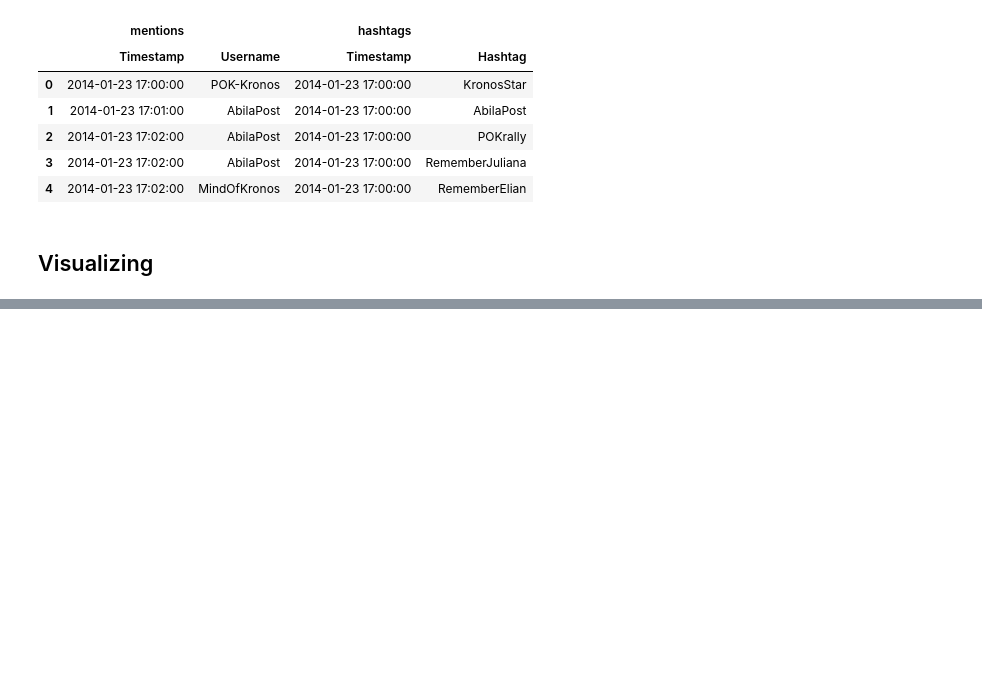
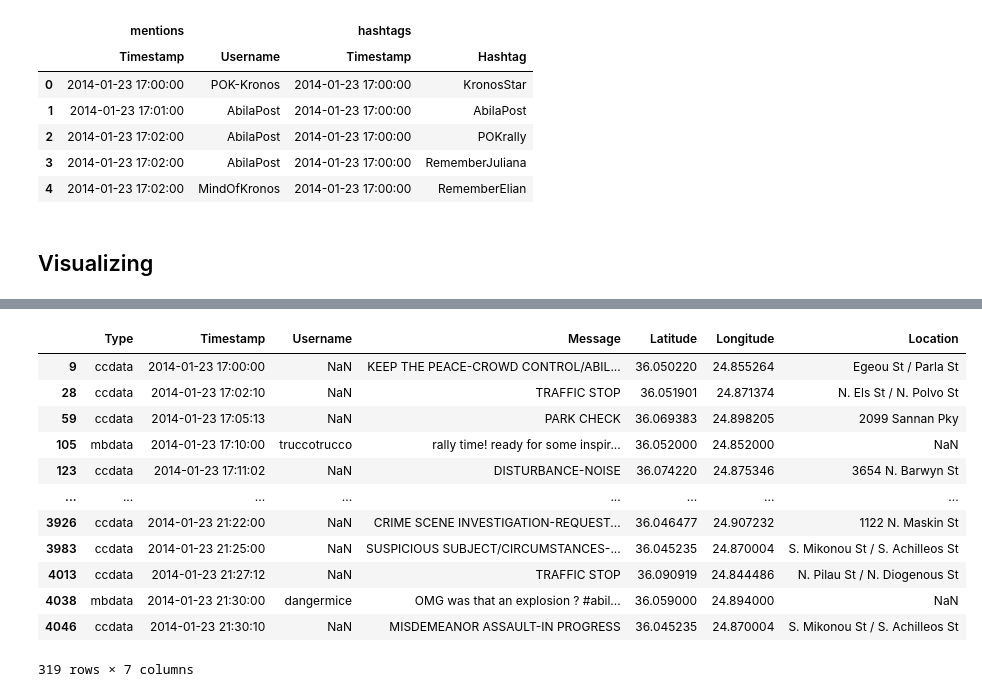
Before and after one commit to imatheussm/vast-2021-tweets, a Jupyter notebook: Vast Mini Challenge 03.ipynb, the cells around one changed output, grey strips where cells are left out. Drawn from its saved outputs; the diff is of its cells as text; code cells hidden in the pictures; blank space fills up the shorter version.

```diff
--- a/Vast Mini Challenge 03.ipynb
+++ b/Vast Mini Challenge 03.ipynb
@@ -209,3 +225,19 @@ points = alt.Chart(entries_with_coordinates).mark_circle(size=100).encode(
 timeline & (background + points)
 # %% [output]
 [interactive output not drawn]
+# %%
+entries_with_coordinates
+# %% [output]
+|  | Type | Timestamp | Username | Message | Latitude | Longitude | Location |
+| 9 | ccdata | 2014-01-23 17:00:00 | NaN | KEEP THE PEACE-CROWD CONTROL/ABIL... | 36.050220 | 24.855264 | Egeou St / Parla St |
+| 28 | ccdata | 2014-01-23 17:02:10 | NaN | TRAFFIC STOP | 36.051901 | 24.871374 | N. Els St / N. Polvo St |
+| 59 | ccdata | 2014-01-23 17:05:13 | NaN | PARK CHECK | 36.069383 | 24.898205 | 2099 Sannan Pky |
+| 105 | mbdata | 2014-01-23 17:10:00 | truccotrucco | rally time! ready for some inspir... | 36.052000 | 24.852000 | NaN |
+| 123 | ccdata | 2014-01-23 17:11:02 | NaN | DISTURBANCE-NOISE | 36.074220 | 24.875346 | 3654 N. Barwyn St |
+| ... | ... | ... | ... | ... | ... | ... | ... |
+| 3926 | ccdata | 2014-01-23 21:22:00 | NaN | CRIME SCENE INVESTIGATION-REQUEST... | 36.046477 | 24.907232 | 1122 N. Maskin St |
+| 3983 | ccdata | 2014-01-23 21:25:00 | NaN | SUSPICIOUS SUBJECT/CIRCUMSTANCES-... | 36.045235 | 24.870004 | S. Mikonou St / S. Achilleos St |
+| 4013 | ccdata | 2014-01-23 21:27:12 | NaN | TRAFFIC STOP | 36.090919 | 24.844486 | N. Pilau St / N. Diogenous St |
+| 4038 | mbdata | 2014-01-23 21:30:00 | dangermice | OMG was that an explosion ? #abil... | 36.059000 | 24.894000 | NaN |
+| 4046 | ccdata | 2014-01-23 21:30:10 | NaN | MISDEMEANOR ASSAULT-IN PROGRESS | 36.045235 | 24.870004 | S. Mikonou St / S. Achilleos St |
+319 rows × 7 columns
```
Also changed, not shown: parts of 6 cells of this notebook.
